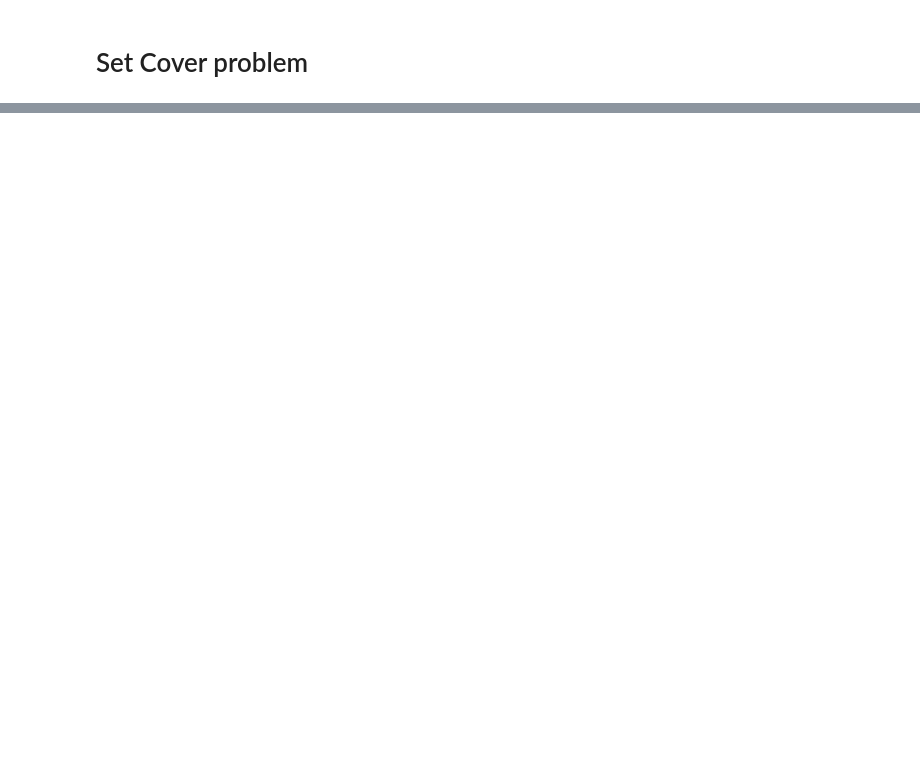
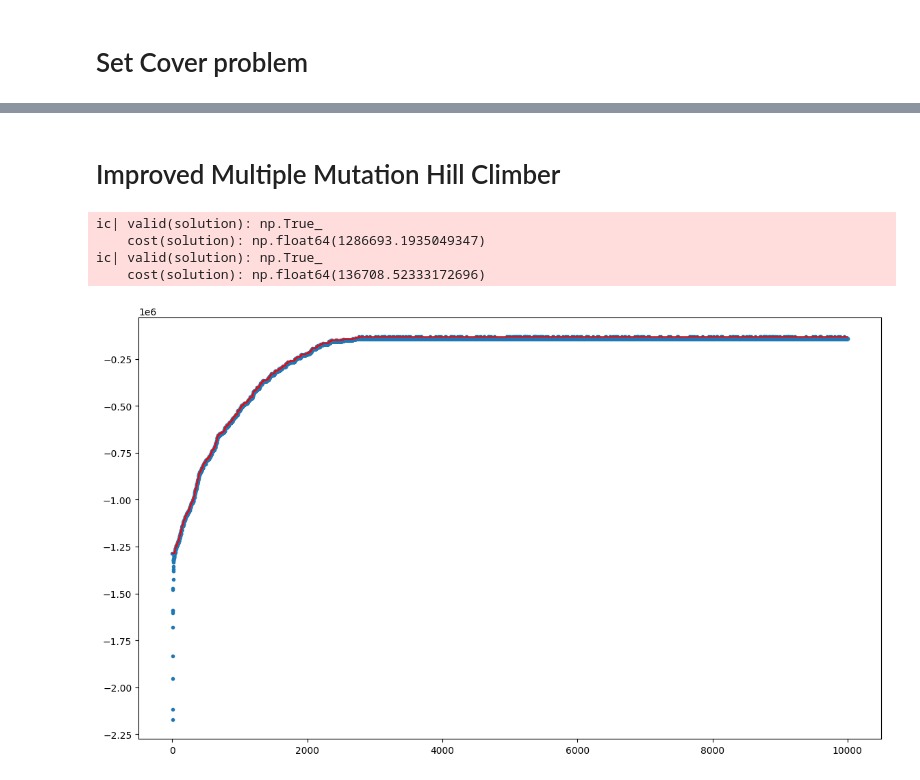
Before and after one commit to MarcoDelCore/CI2024_lab1, a Jupyter notebook: lab01.ipynb, the cells around one changed output, grey strips where cells are left out. Drawn from its saved outputs; the diff is of its cells as text; code cells hidden in the pictures; blank space fills up the shorter version.

```diff
--- a/lab01.ipynb
+++ b/lab01.ipynb
@@ -80,0 +81,52 @@ _ = plt.scatter(range(len(history)), history, marker=".")
+# %% [markdown]
+# Improved Multiple Mutation Hill Climber
+# %%
+def tweak_strength(solution: np.ndarray, strength: float = 0.3) -> np.ndarray:
+    mask = rng.random(NUM_SETS) < strength
+    if not np.any(mask):
+        mask[np.random.randint(NUM_SETS)] = True
+    new_solution = np.logical_xor(solution, mask)
+    return new_solution
+# %%
+solution = rng.random(NUM_SETS) < 0.3
+BUFFER_SIZE = 13
+solution_fitness = fitness(solution)
+history = [float(solution_fitness[1])]
+ic(valid(solution), cost(solution))
+
+strength = 0.5
+buffer = list()
+
+for steps in range(10_000):
+    new_solution = tweak_strength(solution, strength)
+    f = fitness(new_solution)
+    history.append(float(f[1]))
+    buffer.append(f > solution_fitness)
+
+    buffer = buffer[-BUFFER_SIZE:]
+    if sum(buffer) > BUFFER_SIZE / 2:
+        strength *= 1.2
+    elif sum(buffer) < BUFFER_SIZE / 2:
+        strength /= 1.2
+
+    if (f > solution_fitness):
+        solution = new_solution
+        solution_fitness = fitness(solution)
+
+ic(valid(solution), cost(solution))
+None
+# %% [output]
+ic| valid(solution): np.True_
+    cost(solution): np.float64(1286693.1935049347)
+ic| valid(solution): np.True_
+    cost(solution): np.float64(136708.52333172696)
+# %%
+plt.figure(figsize=(14, 8))
+plt.plot(
+    range(len(history)),
+    list(accumulate(history, max)),
+    color="red",
+)
+_ = plt.scatter(range(len(history)), history, marker=".")
+# %% [output]
+[figure, added]
```
Also changed, not shown: parts of 7 cells of this notebook, 3 other files.
